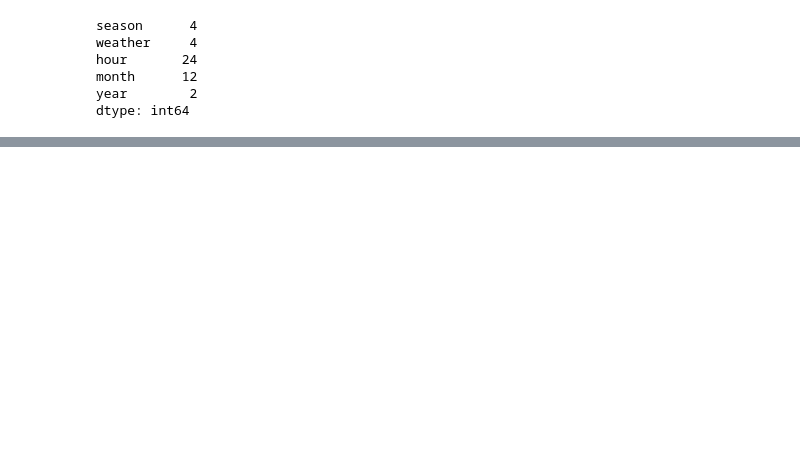
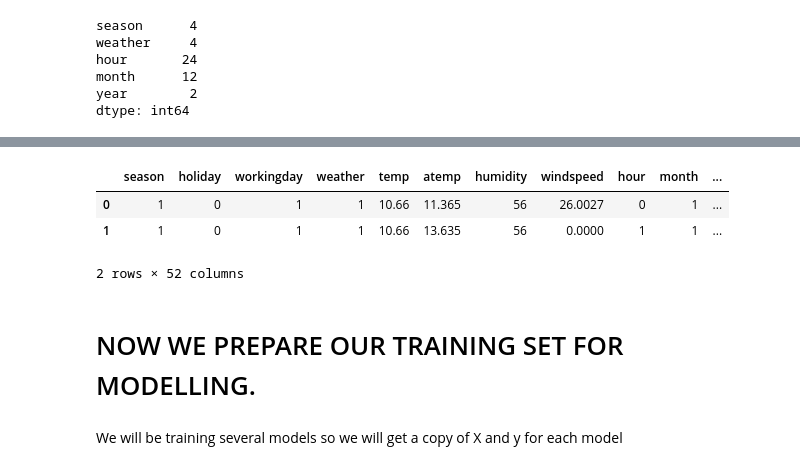
Before and after one commit to Mainasaid/Bike-demand-prediction, a Jupyter notebook: project.ipynb, the cells around one changed output, grey strips where cells are left out. Saved outputs shown, nothing was run; the diff lists cells and outputs as text; code cells hidden in the pictures; blank space fills up the shorter version.

```diff
--- a/project.ipynb
+++ b/project.ipynb
@@ -625,0 +695,4 @@ dtype: int64
+# %%
+dummies = pd.get_dummies(data=test_df,columns=colums_to_dumies, drop_first=True)
+# %%
+dummies = dummies.drop(['holiday','workingday','temp','atemp','humidity','windspeed'], axis=1)
@@ -625,0 +710,13 @@ dtype: int64
+# %%
+dummies = dummies.astype(int)
+# %%
+test_df = pd.concat([test_df,dummies], axis=1)
+# %%
+test_df.head(2)
+# %% [output]
+|  | season | holiday | workingday | weather | temp | atemp | humidity | windspeed | hour | month | ... |
+| 0 | 1 | 0 | 1 | 1 | 10.66 | 11.365 | 56 | 26.0027 | 0 | 1 | ... |
+| 1 | 1 | 0 | 1 | 1 | 10.66 | 13.635 | 56 | 0.0000 | 1 | 1 | ... |
+2 rows × 52 columns
+# %% [markdown]
+# NOW WE PREPARE OUR TRAINING SET FOR MODELLING.
@@ -625,0 +725,2 @@ dtype: int64
+# %% [markdown]
+We will be training several models so we will get a copy of X and y for each model
```
Also changed, not shown: parts of 29 cells of this notebook.
